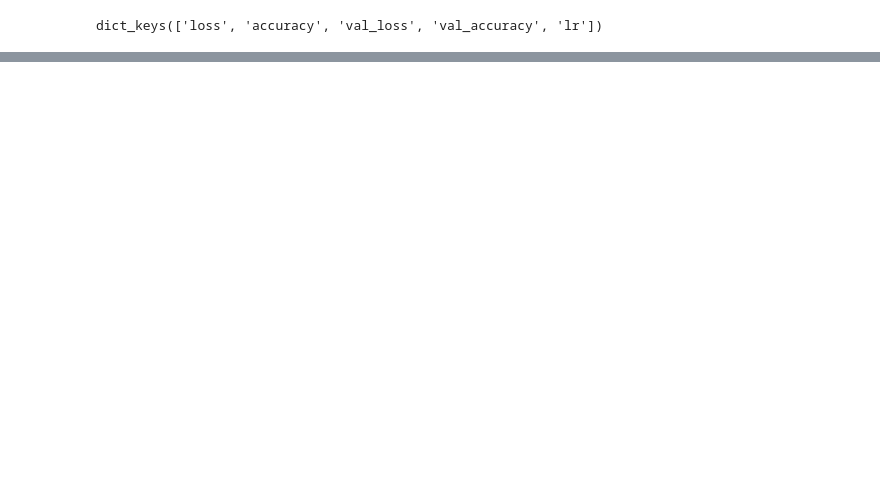
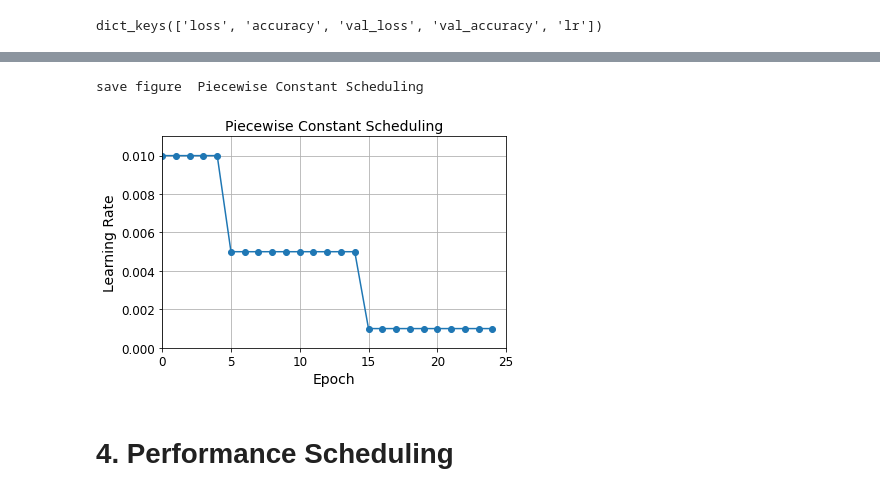
Before and after one commit to TeguhPermana666/Train_DNN, a Jupyter notebook: learning_rate_scheduling.ipynb, the cells around one changed output, grey strips where cells are left out. Saved outputs shown, nothing was run; the diff lists cells and outputs as text; code cells hidden in the pictures; blank space fills up the shorter version.

Commit message:
[Learning rate ] piecwise & performance

```diff
--- a/learning_rate_scheduling.ipynb
+++ b/learning_rate_scheduling.ipynb
@@ -266,0 +267,16 @@ save figure  Exponential Scheduling (per batch)
+# %%
+def piecwise_constant_fn(epoch):
+    if epoch < 5 :
+        return 1e-2
+    if epoch < 15:
+        return 5e-3
+    else:
+        return 1e-3
+# %%
+def piecwise_constant_scheduling(boundaries,values):
+    boundaries = np.array([0] + boundaries)
+    values = np.array(values)
+    def piecwise_constant_fn(epoch):
+        return values[np.argmax(boundaries > epoch) - 1]
+    return piecwise_constant_fn
+piecwise_constant_fn = piecwise_constant_scheduling([5,15],[1e-2,5e-3,1e-3])
@@ -266,0 +287,13 @@ save figure  Exponential Scheduling (per batch)
+# %%
+lr_scheduler = keras.callbacks.LearningRateScheduler(piecwise_constant_fn)
+model_4 = keras.models.Sequential([
+    keras.layers.Flatten(input_shape=[28, 28]),
+    keras.layers.Dense(300, activation="selu", kernel_initializer="lecun_normal"),
+    keras.layers.Dense(100, activation="selu", kernel_initializer="lecun_normal"),
+    keras.layers.Dense(10, activation="softmax")
+])
+model_4.compile(loss="sparse_categorical_crossentropy", optimizer="nadam", metrics=["accuracy"])
+n_epochs = 25
+history_4 = model_4.fit(X_train,y_train,epochs=n_epochs,
+                        validation_data = [X_valid,y_valid],
+                        callbacks=[lr_scheduler])
@@ -266,0 +318,14 @@ save figure  Exponential Scheduling (per batch)
+# %%
+plt.plot(history_4.epoch,[piecwise_constant_fn(epoch) for epoch in history_4.epoch],"o-")
+plt.axis([0,n_epochs,  0, 0.011])
+plt.xlabel("Epoch")
+plt.ylabel("Learning Rate")
+plt.title("Piecewise Constant Scheduling", fontsize=14)
+plt.grid(True)
+save_fig("Piecewise Constant Scheduling")
+plt.show()
+# %% [output]
+save figure  Piecewise Constant Scheduling
+[figure, added]
+# %% [markdown]
+# 4. Performance Scheduling
```
Also changed, not shown: parts of 9 cells of this notebook.
